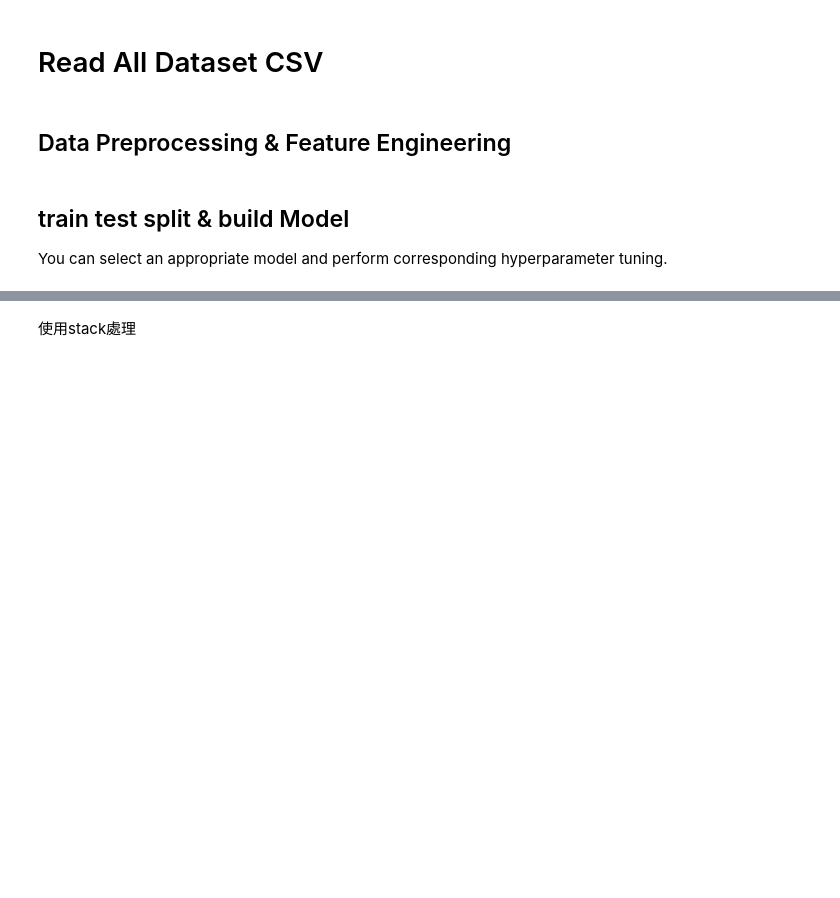
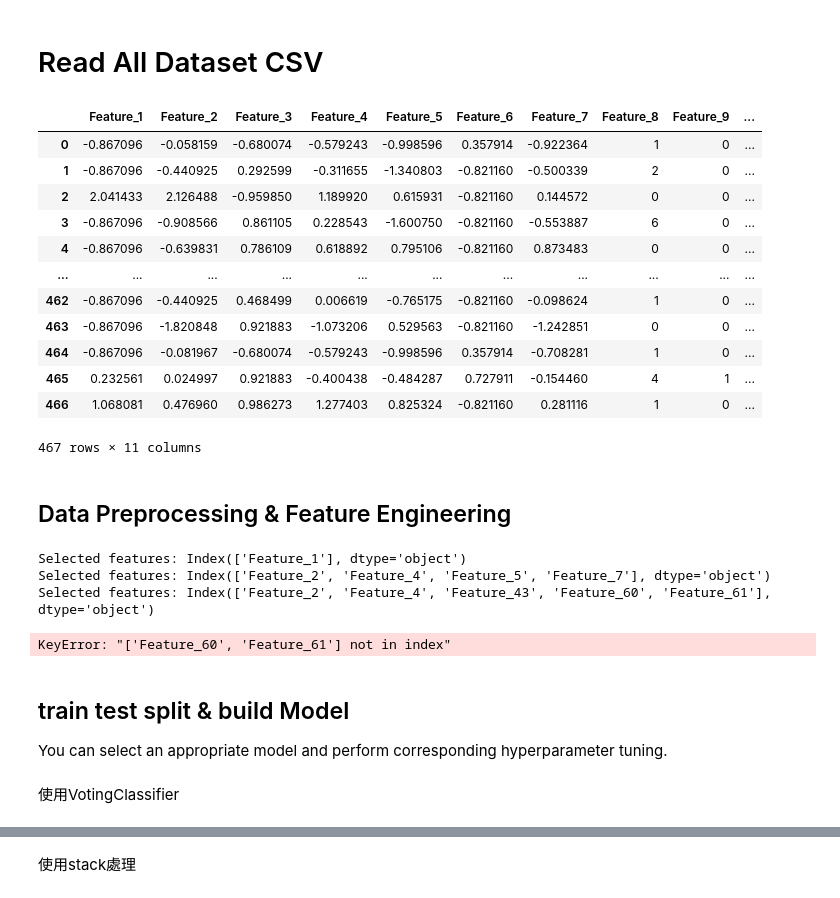
Before and after one commit to Ayukevin/A-general-model-for-Binary-Classification, a Jupyter notebook: ayu_main.ipynb, the cells around one changed output, grey strips where cells are left out. Drawn from its saved outputs; the diff is of its cells as text; code cells hidden in the pictures; blank space fills up the shorter version.

```diff
--- a/ayu_main.ipynb
+++ b/ayu_main.ipynb
@@ -37,5 +37,21 @@ for folder_name in os.listdir("./Competition_data"):
     X_trains.append(X_train_encoded)
     y_trains.append(y_train)
     X_tests.append(X_test_encoded)
+# %%
+X_trains[1]
+# %% [output]
+|  | Feature_1 | Feature_2 | Feature_3 | Feature_4 | Feature_5 | Feature_6 | Feature_7 | Feature_8 | Feature_9 | ... |
+| 0 | -0.867096 | -0.058159 | -0.680074 | -0.579243 | -0.998596 | 0.357914 | -0.922364 | 1 | 0 | ... |
+| 1 | -0.867096 | -0.440925 | 0.292599 | -0.311655 | -1.340803 | -0.821160 | -0.500339 | 2 | 0 | ... |
+| 2 | 2.041433 | 2.126488 | -0.959850 | 1.189920 | 0.615931 | -0.821160 | 0.144572 | 0 | 0 | ... |
+| 3 | -0.867096 | -0.908566 | 0.861105 | 0.228543 | -1.600750 | -0.821160 | -0.553887 | 6 | 0 | ... |
+| 4 | -0.867096 | -0.639831 | 0.786109 | 0.618892 | 0.795106 | -0.821160 | 0.873483 | 0 | 0 | ... |
+| ... | ... | ... | ... | ... | ... | ... | ... | ... | ... | ... |
+| 462 | -0.867096 | -0.440925 | 0.468499 | 0.006619 | -0.765175 | -0.821160 | -0.098624 | 1 | 0 | ... |
+| 463 | -0.867096 | -1.820848 | 0.921883 | -1.073206 | 0.529563 | -0.821160 | -1.242851 | 0 | 0 | ... |
+| 464 | -0.867096 | -0.081967 | -0.680074 | -0.579243 | -0.998596 | 0.357914 | -0.708281 | 1 | 0 | ... |
+| 465 | 0.232561 | 0.024997 | 0.921883 | -0.400438 | -0.484287 | 0.727911 | -0.154460 | 4 | 1 | ... |
+| 466 | 1.068081 | 0.476960 | 0.986273 | 1.277403 | 0.825324 | -0.821160 | 0.281116 | 1 | 0 | ... |
+467 rows × 11 columns
 # %% [markdown]
 ## Data Preprocessing & Feature Engineering
@@ -45,3 +62,30 @@ for folder_name in os.listdir("./Competition_data"):
+# %%
+for i in range(len(dataset_names)):
+    # Initialize the model
+    model = RandomForestClassifier(n_estimators=100, random_state=42)
+
+    # Initialize RFECV
+    rfecv = RFECV(estimator=model, step=1, cv=StratifiedKFold(5), scoring='roc_auc')
+
+    X_train_encoded = X_trains[i]
+    y_train = y_trains[i]
+
+    # Fit RFECV
+    rfecv.fit(X_train_encoded, y_train.values.ravel())
+
+    # Get the selected features
+    selected_features = X_train_encoded.columns[rfecv.support_]
+
+    print("Selected features:", selected_features)
+
+    # Transform the datasets
+    X_trains[i] = X_train_encoded[selected_features]
+    X_tests[i] = X_test_encoded[selected_features]
+# %% [output]
+Selected features: Index(['Feature_1'], dtype='object')
+Selected features: Index(['Feature_2', 'Feature_4', 'Feature_5', 'Feature_7'], dtype='object')
+Selected features: Index(['Feature_2', 'Feature_4', 'Feature_43', 'Feature_60', 'Feature_61'], dtype='object')
+KeyError: "['Feature_60', 'Feature_61'] not in index"
 # %% [markdown]
 ## train test split & build Model
 You can select an appropriate model and perform corresponding hyperparameter tuning.
@@ -57,0 +104,2 @@ from sklearn.metrics import accuracy_score, f1_score, precision_score
+# %% [markdown]
+使用VotingClassifier
```
Also changed, not shown: parts of 8 cells of this notebook.
